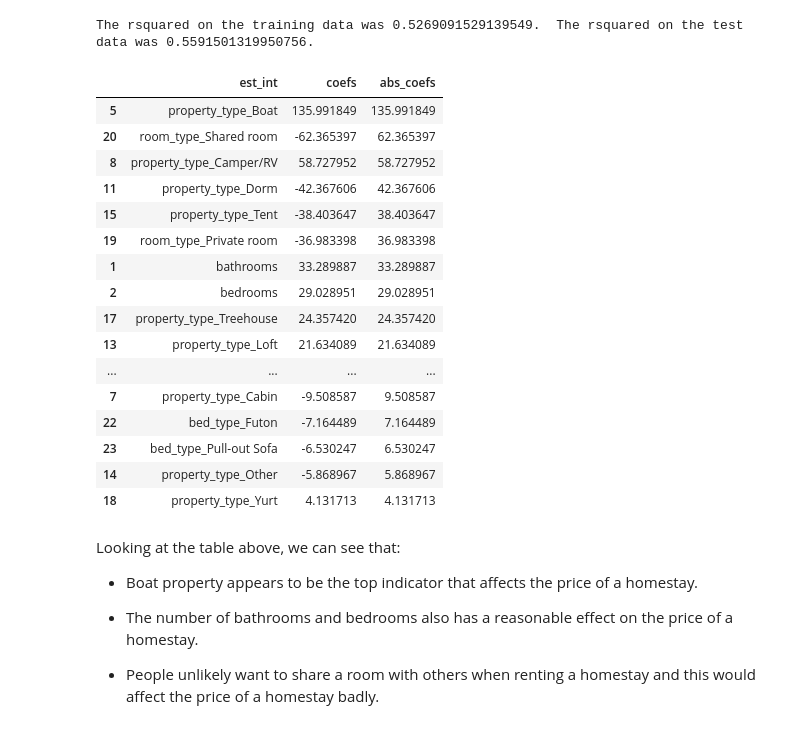
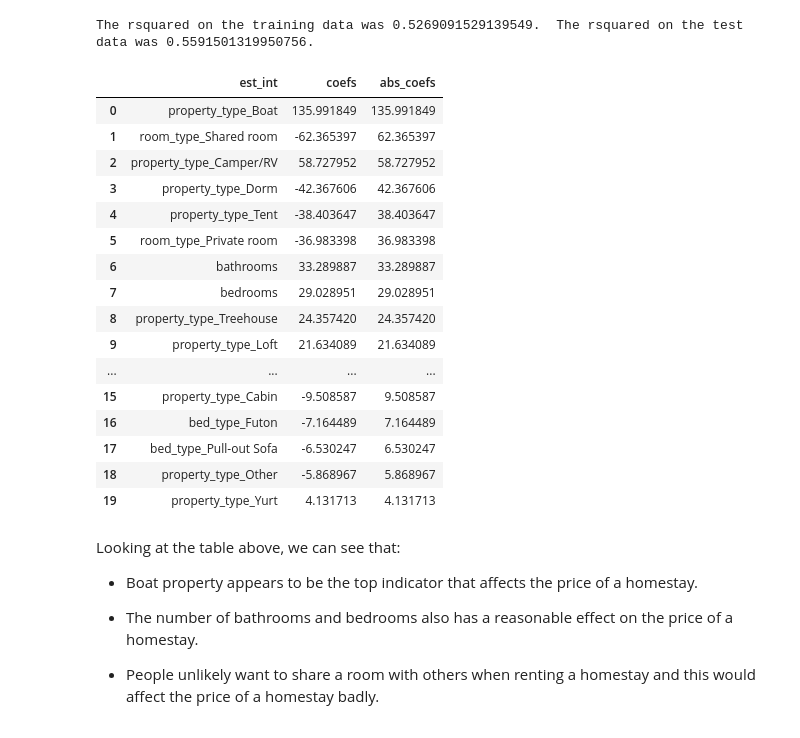
Before and after one commit to minhkhoi1412/Writing_Data_Scientist_Blog_Post, a Jupyter notebook: seattle_airbnb_analysis.ipynb, the cells around one changed output. Cells and saved outputs as stored; diff of their text form; code cells hidden in the pictures.

```diff
--- a/seattle_airbnb_analysis.ipynb
+++ b/seattle_airbnb_analysis.ipynb
@@ -481,30 +481,28 @@ def coef_weights(coefficients, X_train):
     coefs_df['abs_coefs'] = np.abs(lm_model.coef_)
     coefs_df = coefs_df.sort_values('abs_coefs', ascending=False)
     return coefs_df
-# %%
-#Use the function
-coef_df = coef_weights(lm_model.coef_, X_train)
-
-#A quick look at the top results
-coef_df.head(20)
-# %% [output]
-|  | est_int | coefs | abs_coefs |
-| 5 | property_type_Boat | 135.991849 | 135.991849 |
-| 20 | room_type_Shared room | -62.365397 | 62.365397 |
-| 8 | property_type_Camper/RV | 58.727952 | 58.727952 |
-| 11 | property_type_Dorm | -42.367606 | 42.367606 |
-| 15 | property_type_Tent | -38.403647 | 38.403647 |
-| 19 | room_type_Private room | -36.983398 | 36.983398 |
-| 1 | bathrooms | 33.289887 | 33.289887 |
-| 2 | bedrooms | 29.028951 | 29.028951 |
-| 17 | property_type_Treehouse | 24.357420 | 24.357420 |
-| 13 | property_type_Loft | 21.634089 | 21.634089 |
-| ... | ... | ... | ... |
-| 7 | property_type_Cabin | -9.508587 | 9.508587 |
-| 22 | bed_type_Futon | -7.164489 | 7.164489 |
-| 23 | bed_type_Pull-out Sofa | -6.530247 | 6.530247 |
-| 14 | property_type_Other | -5.868967 | 5.868967 |
-| 18 | property_type_Yurt | 4.131713 | 4.131713 |
+# %%
+coef_df = coef_weights(lm_model.coef_, X_train)
+coef_df.reset_index(drop=True, inplace=True)
+coef_df.head(20)
+# %% [output]
+|  | est_int | coefs | abs_coefs |
+| 0 | property_type_Boat | 135.991849 | 135.991849 |
+| 1 | room_type_Shared room | -62.365397 | 62.365397 |
+| 2 | property_type_Camper/RV | 58.727952 | 58.727952 |
+| 3 | property_type_Dorm | -42.367606 | 42.367606 |
+| 4 | property_type_Tent | -38.403647 | 38.403647 |
+| 5 | room_type_Private room | -36.983398 | 36.983398 |
+| 6 | bathrooms | 33.289887 | 33.289887 |
+| 7 | bedrooms | 29.028951 | 29.028951 |
+| 8 | property_type_Treehouse | 24.357420 | 24.357420 |
+| 9 | property_type_Loft | 21.634089 | 21.634089 |
+| ... | ... | ... | ... |
+| 15 | property_type_Cabin | -9.508587 | 9.508587 |
+| 16 | bed_type_Futon | -7.164489 | 7.164489 |
+| 17 | bed_type_Pull-out Sofa | -6.530247 | 6.530247 |
+| 18 | property_type_Other | -5.868967 | 5.868967 |
+| 19 | property_type_Yurt | 4.131713 | 4.131713 |
 # %% [markdown]
 Looking at the table above, we can see that:
 
```
Also changed, not shown: parts of 3 cells of this notebook, 1 other file.
